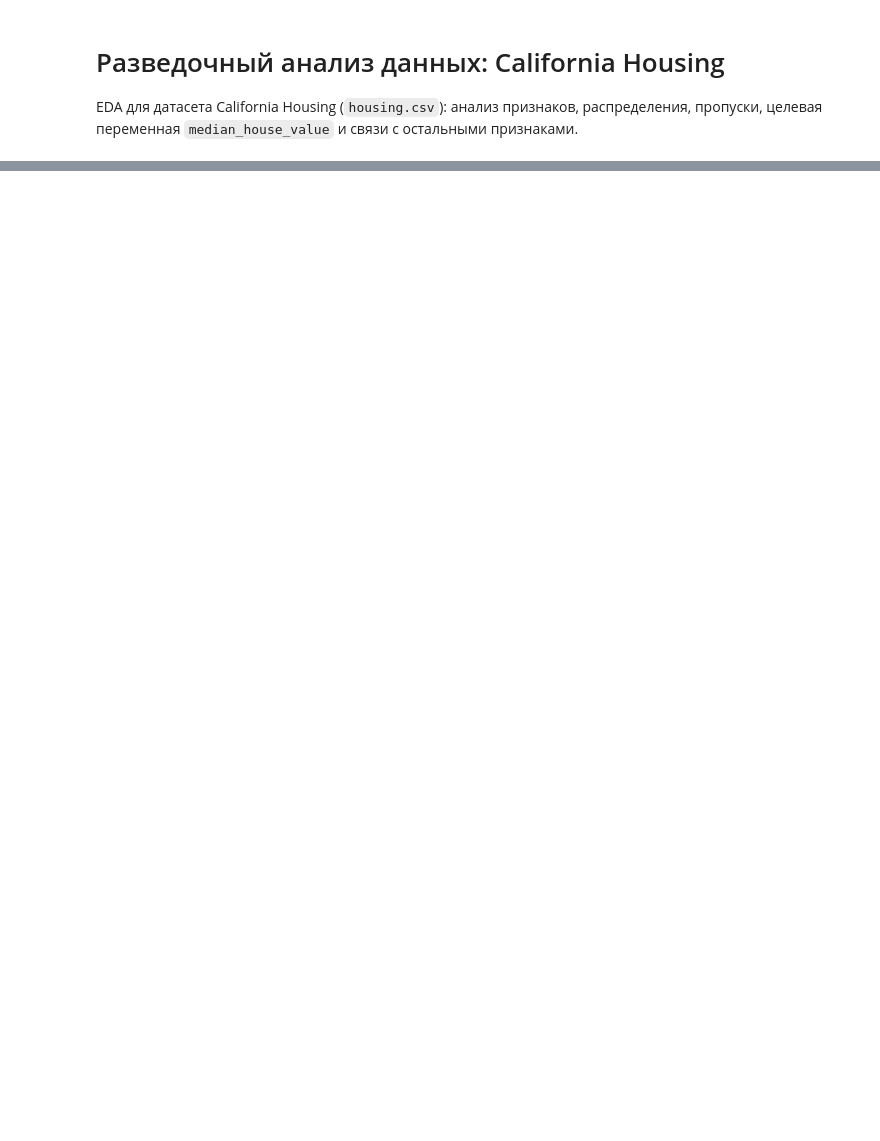
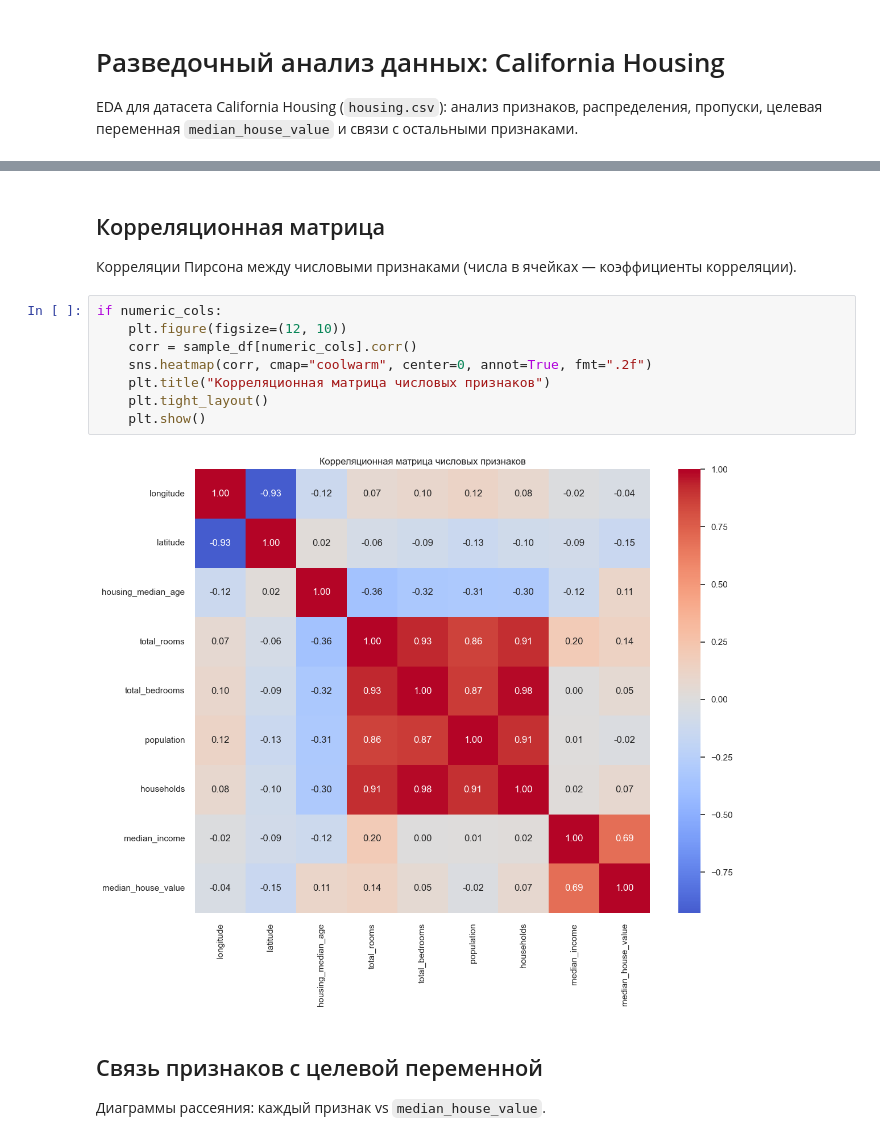
Before and after one commit to Tetif/diploma, a Jupyter notebook: notebooks/eda_housing.ipynb, the cells around one changed output, grey strips where cells are left out. Drawn from its saved outputs; the diff is of its cells as text; blank space fills up the shorter version.

```diff
--- a/notebooks/eda_housing.ipynb
+++ b/notebooks/eda_housing.ipynb
@@ -138,0 +127,16 @@ dtype: int64
+# %% [markdown]
+## Корреляционная матрица
+Корреляции Пирсона между числовыми признаками (числа в ячейках — коэффициенты корреляции).
+# %%
+if numeric_cols:
+    plt.figure(figsize=(12, 10))
+    corr = sample_df[numeric_cols].corr()
+    sns.heatmap(corr, cmap="coolwarm", center=0, annot=True, fmt=".2f")
+    plt.title("Корреляционная матрица числовых признаков")
+    plt.tight_layout()
+    plt.show()
+# %% [output]
+[figure, added]
+# %% [markdown]
+## Связь признаков с целевой переменной
+Диаграммы рассеяния: каждый признак vs `median_house_value`.
```
Also changed, not shown: parts of 8 cells of this notebook, 24 other files.
